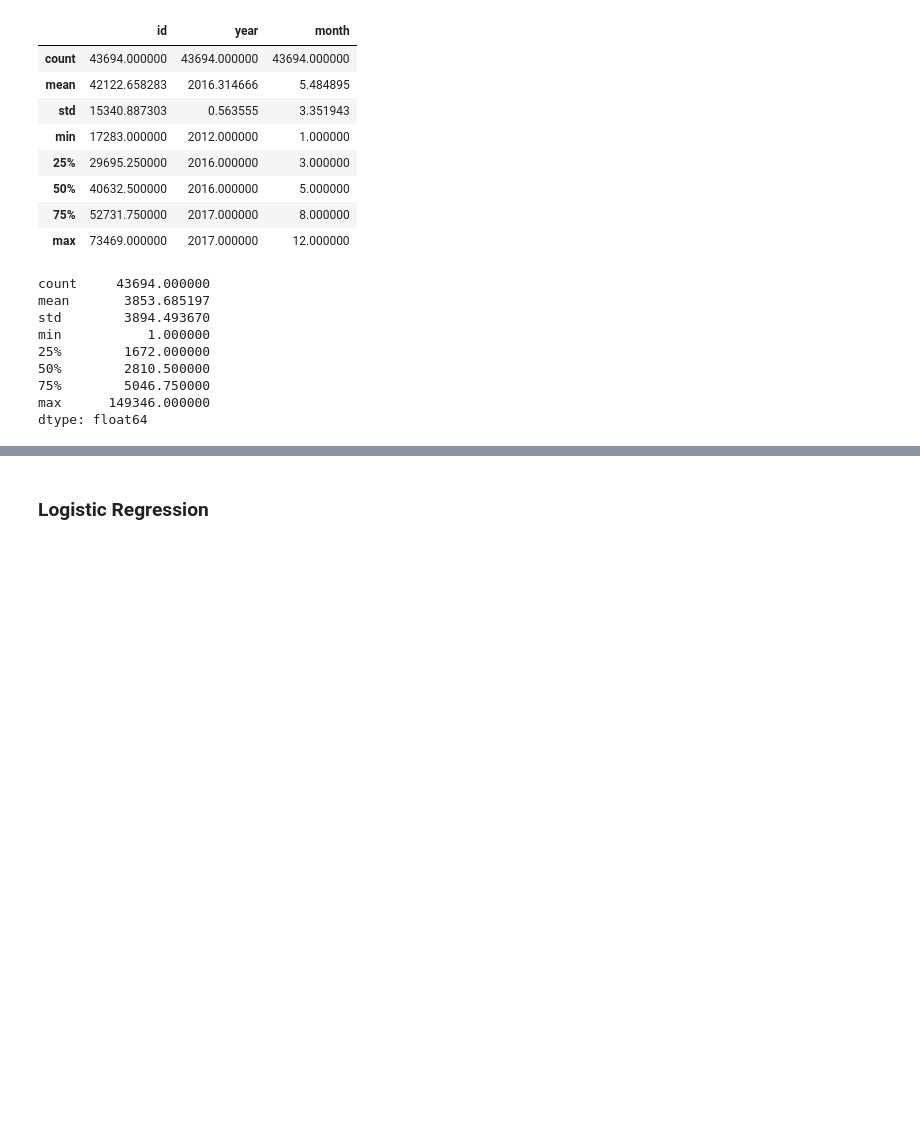
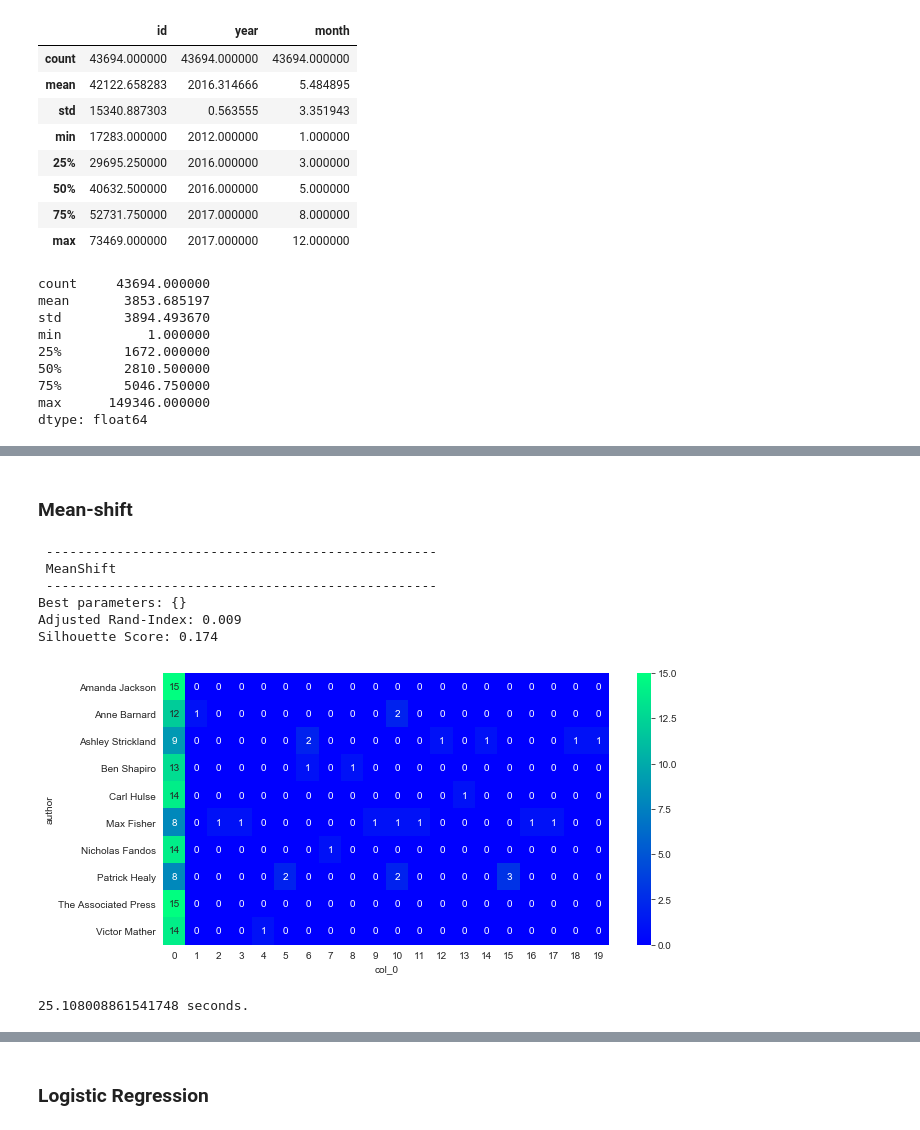
Before and after one commit to rakeshbhatia/thinkful, a Jupyter notebook: 4.5.1 Unsupervised Learning Capstone.ipynb, the cells around one changed output, grey strips where cells are left out. Drawn from its saved outputs; the diff is of its cells as text; code cells hidden in the pictures; blank space fills up the shorter version.

```diff
--- a/4.5.1 Unsupervised Learning Capstone.ipynb
+++ b/4.5.1 Unsupervised Learning Capstone.ipynb
@@ -491,0 +584,17 @@ X_train, X_test, y_train, y_test = train_test_split(X, y,
+# %% [markdown]
+### Mean-shift
+# %%
+#Declare and fit the model
+clust = MeanShift()
+
+params={}
+evaluate_clust(X_train, y_train, clust, params, features='BOW', i=1)
+# %% [output]
+ --------------------------------------------------
+ MeanShift
+ --------------------------------------------------
+Best parameters: {}
+Adjusted Rand-Index: 0.009
+Silhouette Score: 0.174
+[figure, added]
+25.108008861541748 seconds.
```
Also changed, not shown: parts of 65 cells of this notebook.
